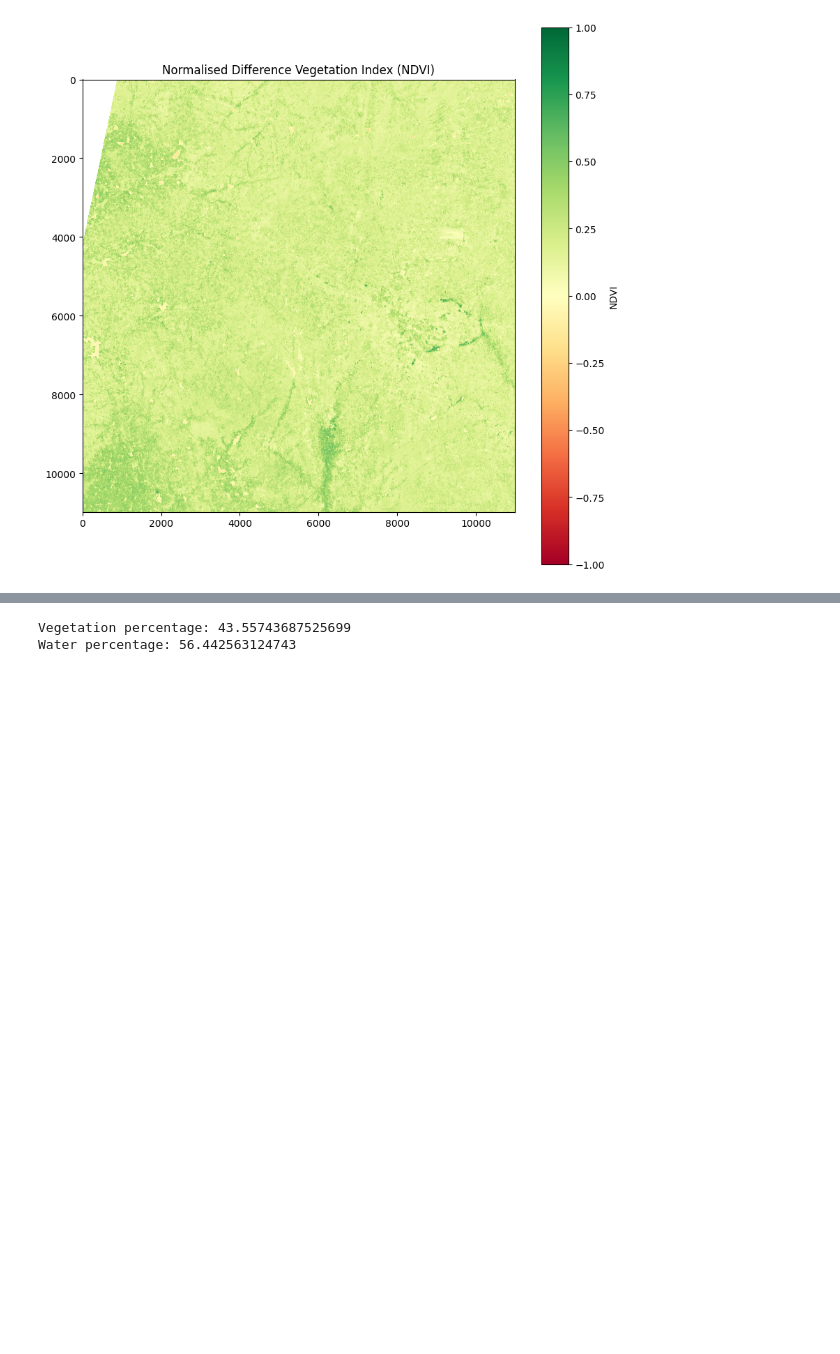
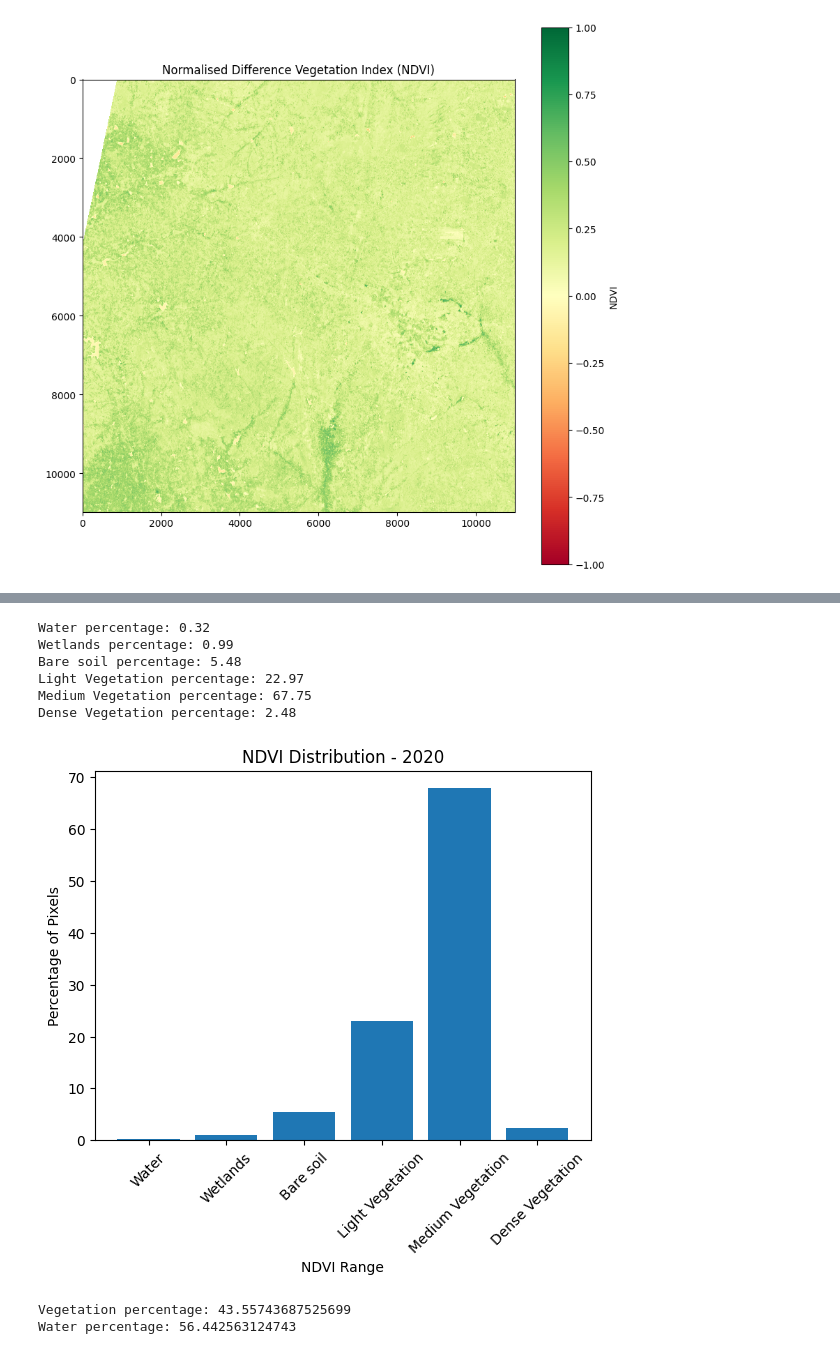
Before and after one commit to rojaa004/Lead-Scoring-Case-Study, a Jupyter notebook: NDVI_SMI.ipynb, the cells around one changed output, grey strips where cells are left out. Cells and saved outputs as stored; diff of their text form; code cells hidden in the pictures; blank space fills up the shorter version.

```diff
--- a/NDVI_SMI.ipynb
+++ b/NDVI_SMI.ipynb
@@ -92,3 +145,51 @@ plt.show()
+# %%
+# prompt: above barchart in to percentage values
+
+# Calculate the percentage of vegetation and water pixels
+water = np.count_nonzero((ndvi1 < -0.046) & (ndvi1 >= -0.1))
+Wetlands = np.count_nonzero((ndvi1 < 0.025) & (ndvi1 >= -0.046))
+Bare_soil = np.count_nonzero((ndvi1 < 0.090) & (ndvi1 >= 0.025))
+Light_Vegetation = np.count_nonzero((ndvi1 < 0.140) & (ndvi1 >= 0.090))
+Medium_Vegetation = np.count_nonzero((ndvi1 < 0.500) & (ndvi1 >= 0.140))
+Dense_Vegetation = np.count_nonzero((ndvi1 >= 0.500))
+total_pixels = water + Wetlands + Bare_soil + Light_Vegetation + Medium_Vegetation + Dense_Vegetation
+
+water_percentage = round(((water/total_pixels) * 100),2)
+Wetlands_percentage = round(((Wetlands/total_pixels) * 100),2)
+Bare_soil_percentage = round(((Bare_soil/total_pixels) * 100),2)
+Light_Vegetation_percentage = round(((Light_Vegetation/total_pixels) * 100),2)
+Medium_Vegetation_percentage = round(((Medium_Vegetation/total_pixels) * 100),2)
+Dense_Vegetation_percentage = round(((Dense_Vegetation/total_pixels) * 100),2)
+
+# Print the results
+print("Water percentage:", water_percentage)
+print("Wetlands percentage:", Wetlands_percentage)
+print("Bare soil percentage:", Bare_soil_percentage)
+print("Light Vegetation percentage:", Light_Vegetation_percentage)
+print("Medium Vegetation percentage:", Medium_Vegetation_percentage)
+print("Dense Vegetation percentage:", Dense_Vegetation_percentage)
+
+# Calculate the percentage of pixels in each NDVI range
+percentages = []
+for count in counts:
+  percentage = (count / total_pixels) * 100
+  percentages.append(percentage)
+
+# Create a bar chart with percentage values
+plt.bar(labels, percentages)
+plt.xlabel('NDVI Range')
+plt.ylabel('Percentage of Pixels')
+plt.title('NDVI Distribution - 2020')
+plt.xticks(rotation=45)
+plt.show()
+# %% [output]
+Water percentage: 0.32
+Wetlands percentage: 0.99
+Bare soil percentage: 5.48
+Light Vegetation percentage: 22.97
+Medium Vegetation percentage: 67.75
+Dense Vegetation percentage: 2.48
+[figure, added]
 # %%
 # Calculate the percentage of vegetation and water pixels
 vegetation_pixels = np.count_nonzero(ndvi1 > 0.2)
```
Also changed, not shown: parts of 9 cells of this notebook.
